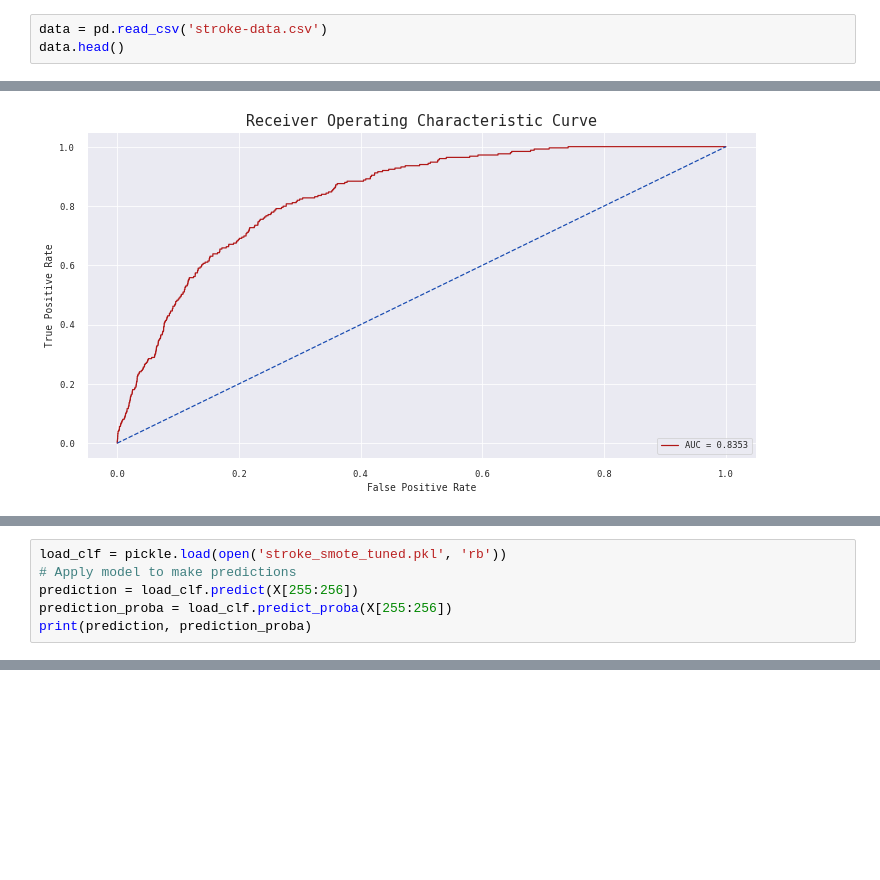
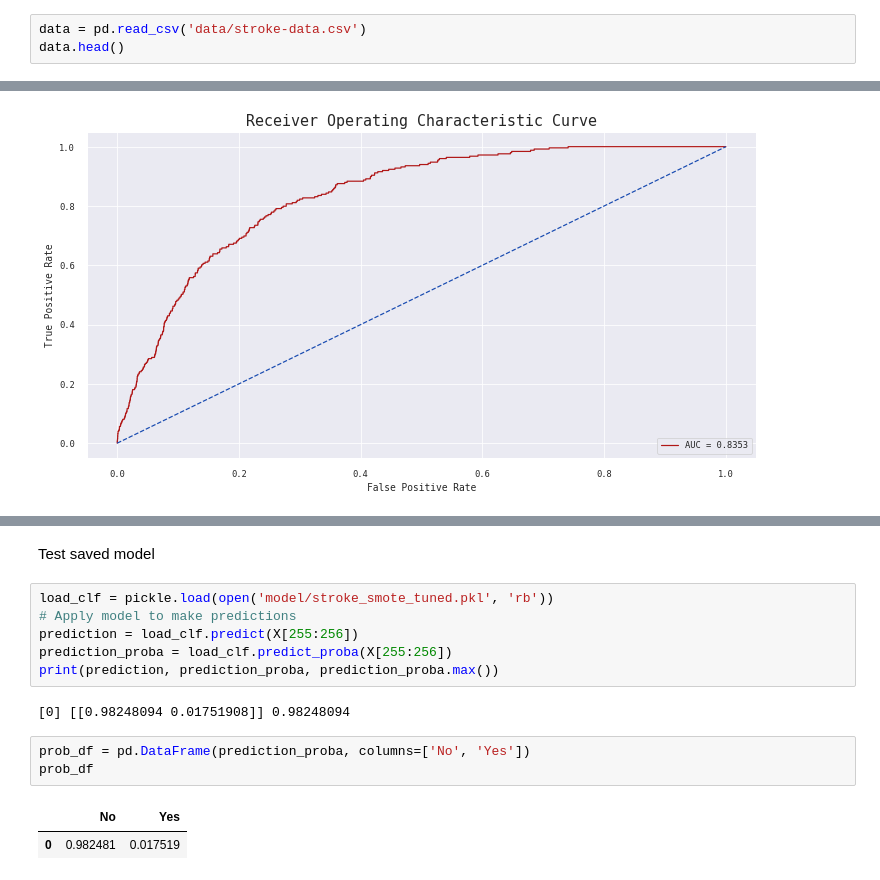
Before and after one commit to alliwene/stroke-diagnosis, a Jupyter notebook: stroke.ipynb, the cells around one changed output, grey strips where cells are left out. Saved outputs shown, nothing was run; the diff lists cells and outputs as text; blank space fills up the shorter version.

```diff
--- a/stroke.ipynb
+++ b/stroke.ipynb
@@ -16,7 +16,7 @@ sns.set(context="paper", font="monospace")
 # %% [markdown]
 ## Data Preparation and EDA
 # %%
-data = pd.read_csv('stroke-data.csv')
+data = pd.read_csv('data/stroke-data.csv')
 data.head()
 # %% [output]
 |  | id | gender | age | hypertension | heart_disease | ever_married | work_type | Residence_type | ... |
@@ -1741,6 +1527,0 @@ Test saved model
-# %%
-load_clf = pickle.load(open('stroke_smote_tuned.pkl', 'rb'))
-# Apply model to make predictions
-prediction = load_clf.predict(X[255:256])
-prediction_proba = load_clf.predict_proba(X[255:256])
-print(prediction, prediction_proba)
@@ -1748,0 +1739,16 @@ print(prediction, prediction_proba)
+# %% [markdown]
+Test saved model
+# %%
+load_clf = pickle.load(open('model/stroke_smote_tuned.pkl', 'rb'))
+# Apply model to make predictions
+prediction = load_clf.predict(X[255:256])
+prediction_proba = load_clf.predict_proba(X[255:256])
+print(prediction, prediction_proba, prediction_proba.max())
+# %% [output]
+[0] [[0.98248094 0.01751908]] 0.98248094
+# %%
+prob_df = pd.DataFrame(prediction_proba, columns=['No', 'Yes'])
+prob_df
+# %% [output]
+|  | No | Yes |
+| 0 | 0.982481 | 0.017519 |
```
Also changed, not shown: parts of 38 cells of this notebook, 7 other files.
